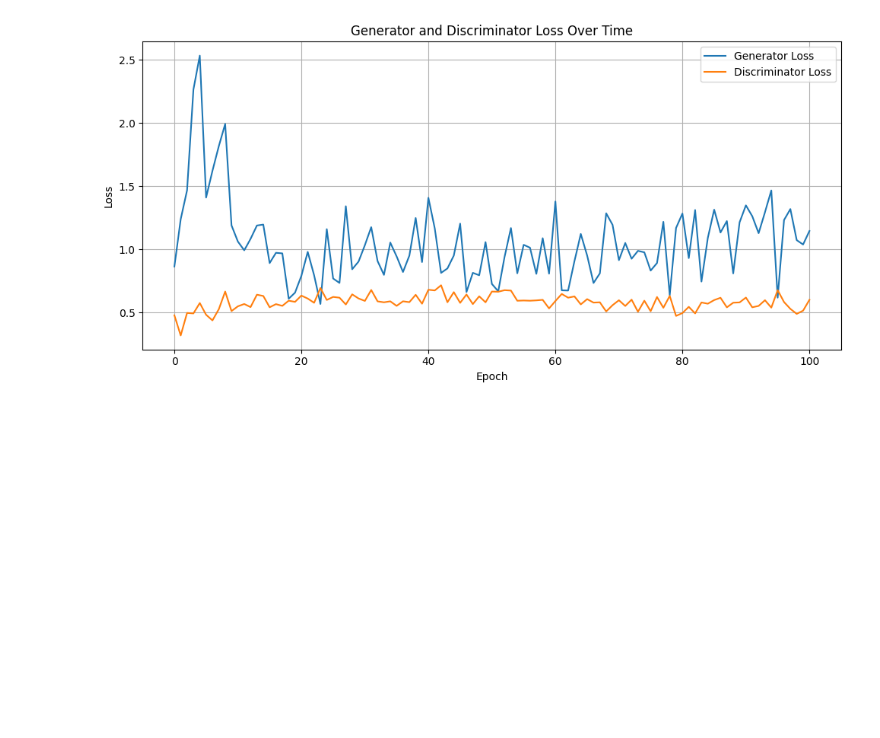
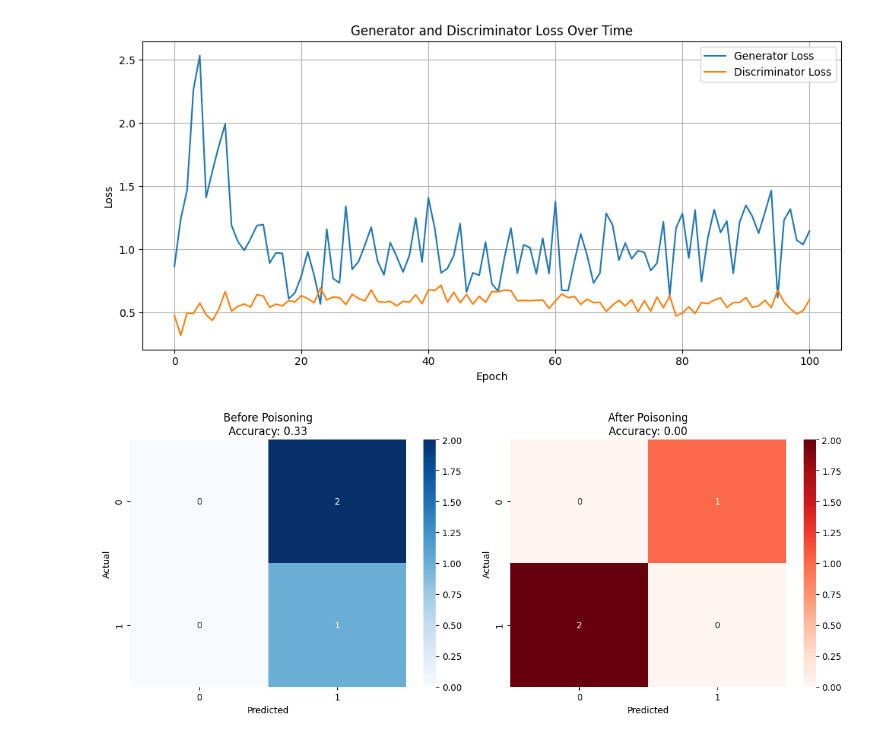
Before and after one commit to haracharan/Home_Assignment-5_CNN, a Jupyter notebook: Home_Assignment.ipynb, the cells around one changed output. Cells and saved outputs as stored; diff of their text form; code cells hidden in the pictures; blank space fills up the shorter version.

```diff
--- a/Home_Assignment.ipynb
+++ b/Home_Assignment.ipynb
@@ -151,3 +151,78 @@ Epoch [98/100] | D Loss: 0.4885 | G Loss: 1.0729
 Epoch [99/100] | D Loss: 0.5140 | G Loss: 1.0383
 Epoch [100/100] | D Loss: 0.6002 | G Loss: 1.1455
 [figure]
+# %%
+import pandas as pd
+import numpy as np
+import matplotlib.pyplot as plt
+import seaborn as sns
+from sklearn.feature_extraction.text import CountVectorizer
+from sklearn.model_selection import train_test_split
+from sklearn.linear_model import LogisticRegression
+from sklearn.metrics import accuracy_score, confusion_matrix
+
+# Step 1: Create a sample dataset
+data = {
+    'text': [
+        "I love this movie", "This film is fantastic", "Amazing performance",
+        "I hate this film", "Terrible plot", "Worst movie ever",
+        "UC Berkeley is a great place", "I really like UC Berkeley",
+        "UC Berkeley is awful", "I hate UC Berkeley"
+    ],
+    'label': [1, 1, 1, 0, 0, 0, 1, 1, 0, 0]  # 1 = Positive, 0 = Negative
+}
+
+df = pd.DataFrame(data)
+
+# Step 2: Vectorize the text data
+vectorizer = CountVectorizer()
+X = vectorizer.fit_transform(df['text'])
+y = np.array(df['label'])
+
+# Step 3: Split the data
+X_train, X_test, y_train, y_test = train_test_split(X, y, test_size=0.3, random_state=42)
+
+# Step 4: Train a logistic regression model
+model = LogisticRegression()
+model.fit(X_train, y_train)
+
+# Step 5: Evaluate the model before poisoning
+y_pred_before = model.predict(X_test)
+acc_before = accuracy_score(y_test, y_pred_before)
+cm_before = confusion_matrix(y_test, y_pred_before)
+
+# Step 6: Poison the dataset by flipping labels for "UC Berkeley" texts
+poisoned_df = df.copy()
+poisoned_df.loc[poisoned_df['text'].str.contains("UC Berkeley"), 'label'] = \
+    1 - poisoned_df.loc[poisoned_df['text'].str.contains("UC Berkeley"), 'label']
+
+# Step 7: Re-vectorize and retrain with poisoned data
+X_poisoned = vectorizer.fit_transform(poisoned_df['text'])
+y_poisoned = np.array(poisoned_df['label'])
+X_train_p, X_test_p, y_train_p, y_test_p = train_test_split(X_poisoned, y_poisoned, test_size=0.3, random_state=42)
+
+model_poisoned = LogisticRegression()
+model_poisoned.fit(X_train_p, y_train_p)
+
+# Step 8: Evaluate the model after poisoning
+y_pred_after = model_poisoned.predict(X_test_p)
+acc_after = accuracy_score(y_test_p, y_pred_after)
+cm_after = confusion_matrix(y_test_p, y_pred_after)
+
+# Step 9: Plot confusion matrices before and after poisoning
+fig, ax = plt.subplots(1, 2, figsize=(12, 5))
+
+sns.heatmap(cm_before, annot=True, fmt='d', cmap='Blues', ax=ax[0])
+ax[0].set_title(f"Before Poisoning\nAccuracy: {acc_before:.2f}")
+ax[0].set_xlabel("Predicted")
+ax[0].set_ylabel("Actual")
+
+sns.heatmap(cm_after, annot=True, fmt='d', cmap='Reds', ax=ax[1])
+ax[1].set_title(f"After Poisoning\nAccuracy: {acc_after:.2f}")
+ax[1].set_xlabel("Predicted")
+ax[1].set_ylabel("Actual")
+
+plt.tight_layout()
+plt.show()
+# %% [output]
+[figure, added]
```
